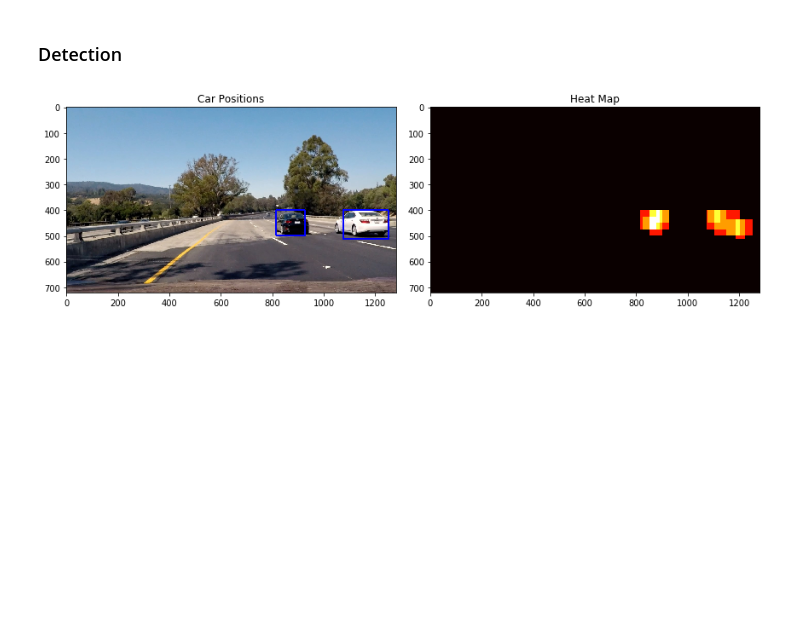
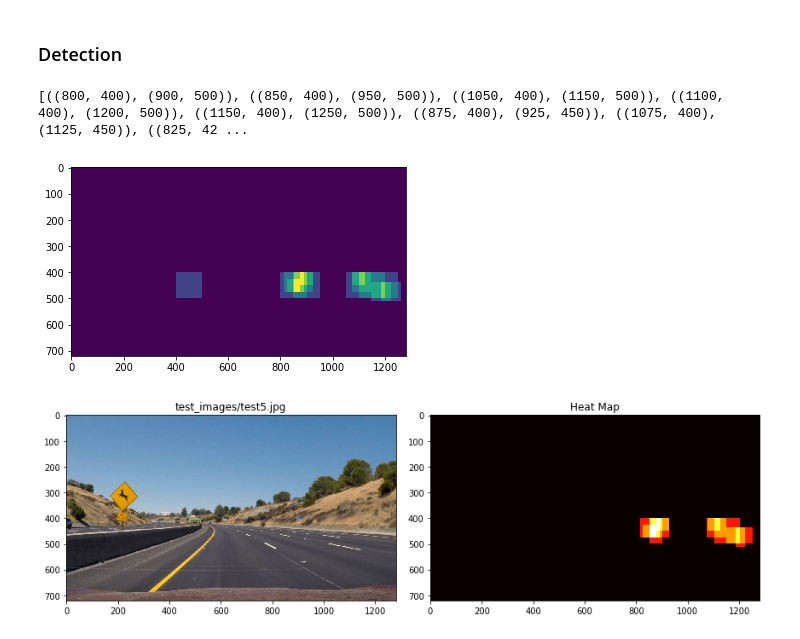
Before and after one commit to maanadoona/CarND-Vehicle-Detection, a Jupyter notebook: VehicleDetection.ipynb, the cells around one changed output. Drawn from its saved outputs; the diff is of its cells as text; code cells hidden in the pictures; blank space fills up the shorter version.

```diff
--- a/VehicleDetection.ipynb
+++ b/VehicleDetection.ipynb
@@ -676,15 +908,6 @@ plt.imshow(out_img)
 ### Detection
 # %%
 from scipy.ndimage.measurements import label
-
-# Read in a pickle file with bboxes saved
-# Each item in the "all_bboxes" list will contain a
-# list of boxes for one of the images shown above
-box_list = pickle.load( open( "bbox_pickle.p", "rb" ))
-
-# Read in image similar to one shown above
-image = mpimg.imread('test_image.jpg')
-heat = np.zeros_like(image[:,:,0]).astype(np.float)
 
 def add_heat(heatmap, bbox_list):
     # Iterate through list of bboxes
@@ -702,41 +925,52 @@ def apply_threshold(heatmap, threshold):
     # Return thresholded map
     return heatmap
 
 def draw_labeled_bboxes(img, labels):
     # Iterate through all detected cars
+    '''
     for car_number in range(1, labels[1]+1):
         # Find pixels with each car_number label value
         nonzero = (labels[0] == car_number).nonzero()
         # Identify x and y values of those pixels
         nonzeroy = np.array(nonzero[0])
         nonzerox = np.array(nonzero[1])
         # Define a bounding box based on min/max x and y
         bbox = ((np.min(nonzerox), np.min(nonzeroy)), (np.max(nonzerox), np.max(nonzeroy)))
         # Draw the box on the image
         cv2.rectangle(img, bbox[0], bbox[1], (0,0,255), 6)
+    '''
     # Return the image
     return img
 
-# Add heat to each box in box list
+
+#for i, temp in enumerate(test_images_location):
+image = mpimg.imread(test_images_location[3])
+box_list = pickle.load( open( "bbox_pickle.p", "rb" ))
+heat = None
+labels = None
+heatmap = None
+
+print(box_list)
+
+heat = np.zeros_like(image[:,:,0]).astype(np.float)
+#plt.imshow(heat)
 heat = add_heat(heat,box_list)
+plt.imshow(heat)
+heat = apply_threshold(heat,1)
+heatmap = np.clip(heat, 0, 255)
+labels = label(heatmap)
 
-# Apply threshold to help remove false positives
-heat = apply_threshold(heat,1)
-
-# Visualize the heatmap when displaying
-heatmap = np.clip(heat, 0, 255)
-
-# Find final boxes from heatmap using label function
-labels = label(heatmap)
 draw_img = draw_labeled_bboxes(np.copy(image), labels)
 
 fig = plt.figure(figsize=(12,4))
 plt.subplot(121)
 plt.imshow(draw_img)
-plt.title('Car Positions')
+plt.title(temp)
 plt.subplot(122)
 plt.imshow(heatmap, cmap='hot')
 plt.title('Heat Map')
 fig.tight_layout()
 # %% [output]
+[((800, 400), (900, 500)), ((850, 400), (950, 500)), ((1050, 400), (1150, 500)), ((1100, 400), (1200, 500)), ((1150, 400), (1250, 500)), ((875, 400), (925, 450)), ((1075, 400), (1125, 450)), ((825, 42 ...
-[figure, old version]
+[figure, new version]
+[figure, added]
```
Also changed, not shown: parts of 7 cells of this notebook.
